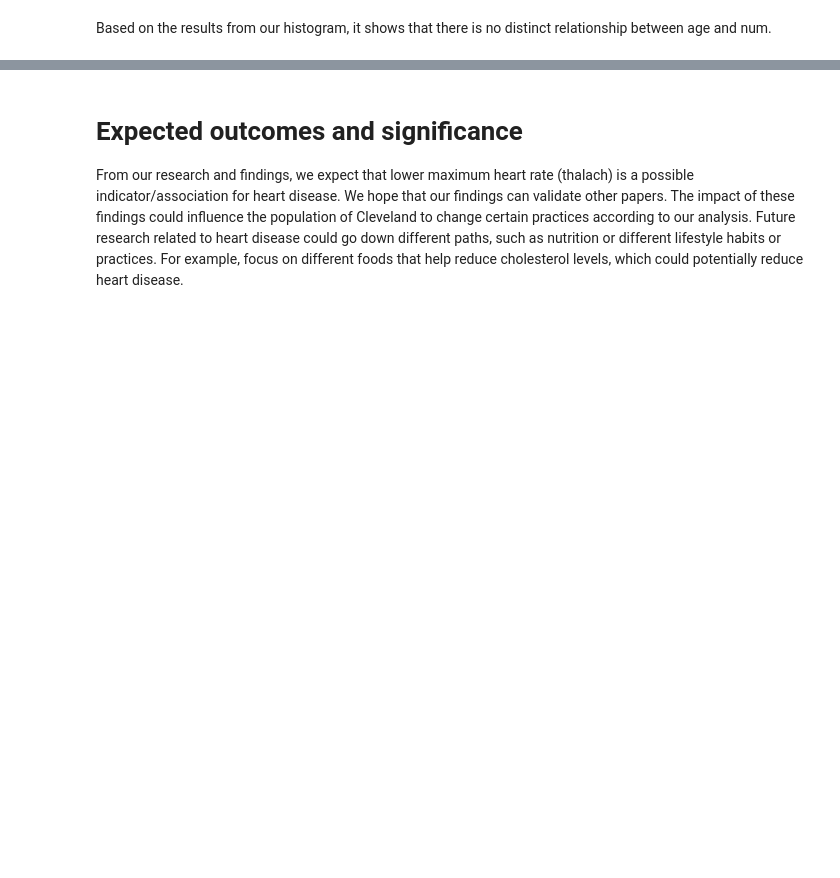
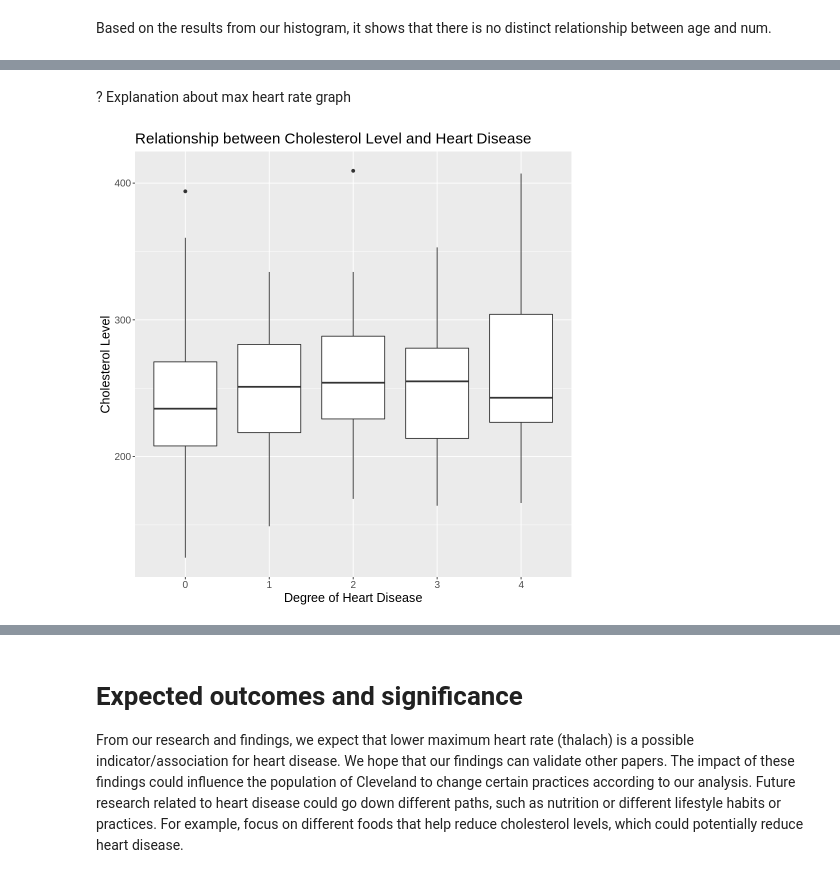
Before and after one commit to mikayladitosto/dsci-100-2023s1-group-14, a Jupyter notebook: Project.ipynb, the cells around one changed output, grey strips where cells are left out. Cells and saved outputs as stored; diff of their text form; code cells hidden in the pictures; blank space fills up the shorter version.

```diff
--- a/Project.ipynb
+++ b/Project.ipynb
@@ -137,0 +214,13 @@ thalach_plot
+# %% [markdown]
+? Explanation about max heart rate graph
+# %%
+chol_plot <- cleveland_training |>
+    ggplot(aes(y = chol, x = num)) +
+    geom_boxplot() +
+    labs(x = "Degree of Heart Disease",
+         y = "Cholesterol Level") +
+    theme(text = element_text(size = 15)) +
+    ggtitle("Relationship between Cholesterol Level and Heart Disease")
+chol_plot
+# %% [output]
+[figure, added]
```
Also changed, not shown: parts of 12 cells of this notebook.
